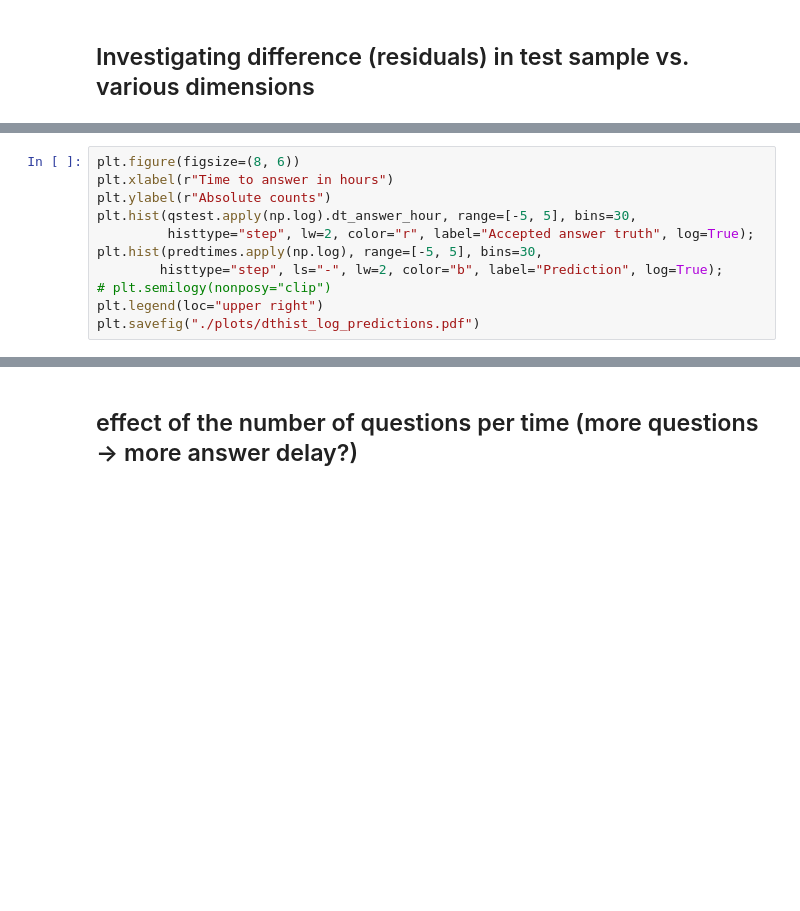
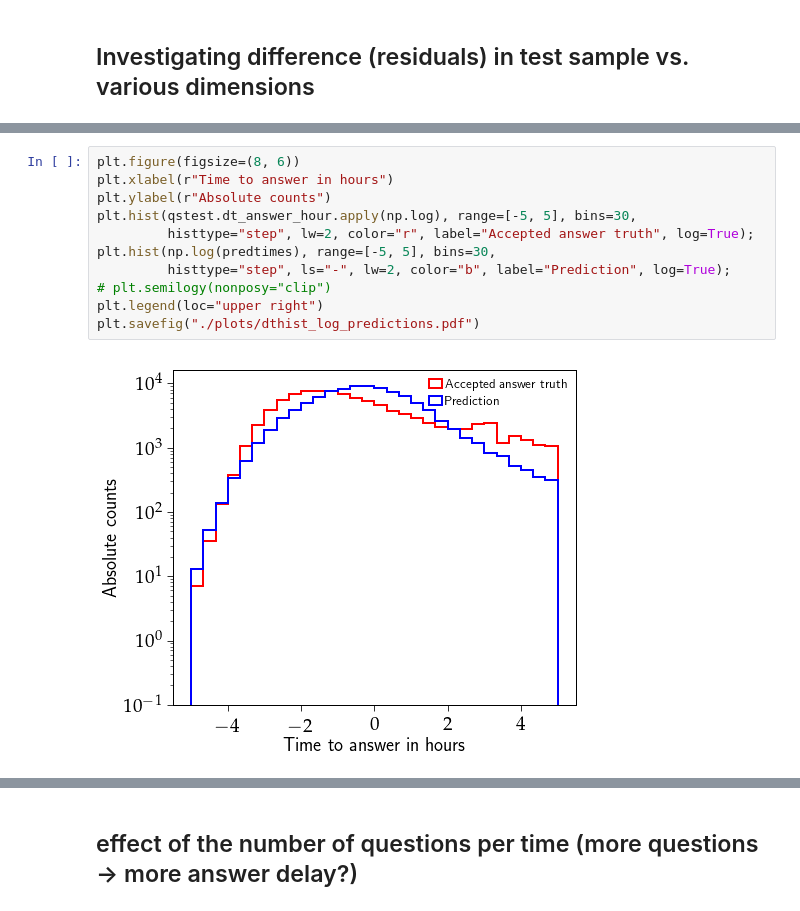
Before and after one commit to AkagiShigeru/incubator-overflow, a Jupyter notebook: stackoverflow-answer.ipynb, the cells around one changed output, grey strips where cells are left out. Drawn from its saved outputs; the diff is of its cells as text; blank space fills up the shorter version.

```diff
--- a/stackoverflow-answer.ipynb
+++ b/stackoverflow-answer.ipynb
@@ -427,14 +437,16 @@ plt.savefig("./plots/dthist_predictions.pdf")
 # %%
 plt.figure(figsize=(8, 6))
 plt.xlabel(r"Time to answer in hours")
 plt.ylabel(r"Absolute counts")
-plt.hist(qstest.apply(np.log).dt_answer_hour, range=[-5, 5], bins=30,
+plt.hist(qstest.dt_answer_hour.apply(np.log), range=[-5, 5], bins=30,
          histtype="step", lw=2, color="r", label="Accepted answer truth", log=True);
-plt.hist(predtimes.apply(np.log), range=[-5, 5], bins=30,
-        histtype="step", ls="-", lw=2, color="b", label="Prediction", log=True);
+plt.hist(np.log(predtimes), range=[-5, 5], bins=30,
+         histtype="step", ls="-", lw=2, color="b", label="Prediction", log=True);
 # plt.semilogy(nonposy="clip")
 plt.legend(loc="upper right")
 plt.savefig("./plots/dthist_log_predictions.pdf")
+# %% [output]
+[figure, added]
 # %%
 plt.figure(figsize=(8, 6))
 plt.xlabel(r"Time to anwer in hours")
```
Also changed, not shown: parts of 5 cells of this notebook.
